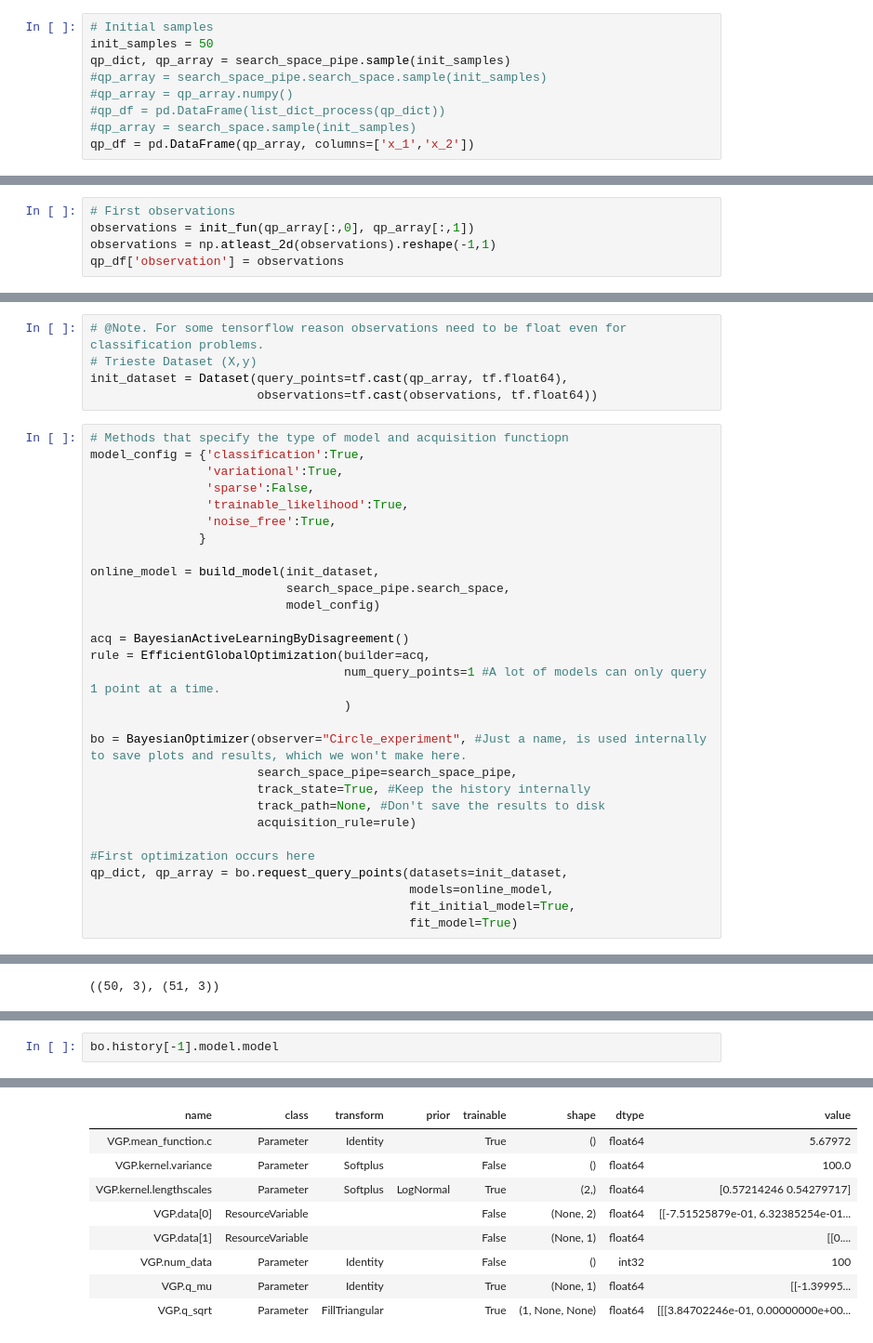
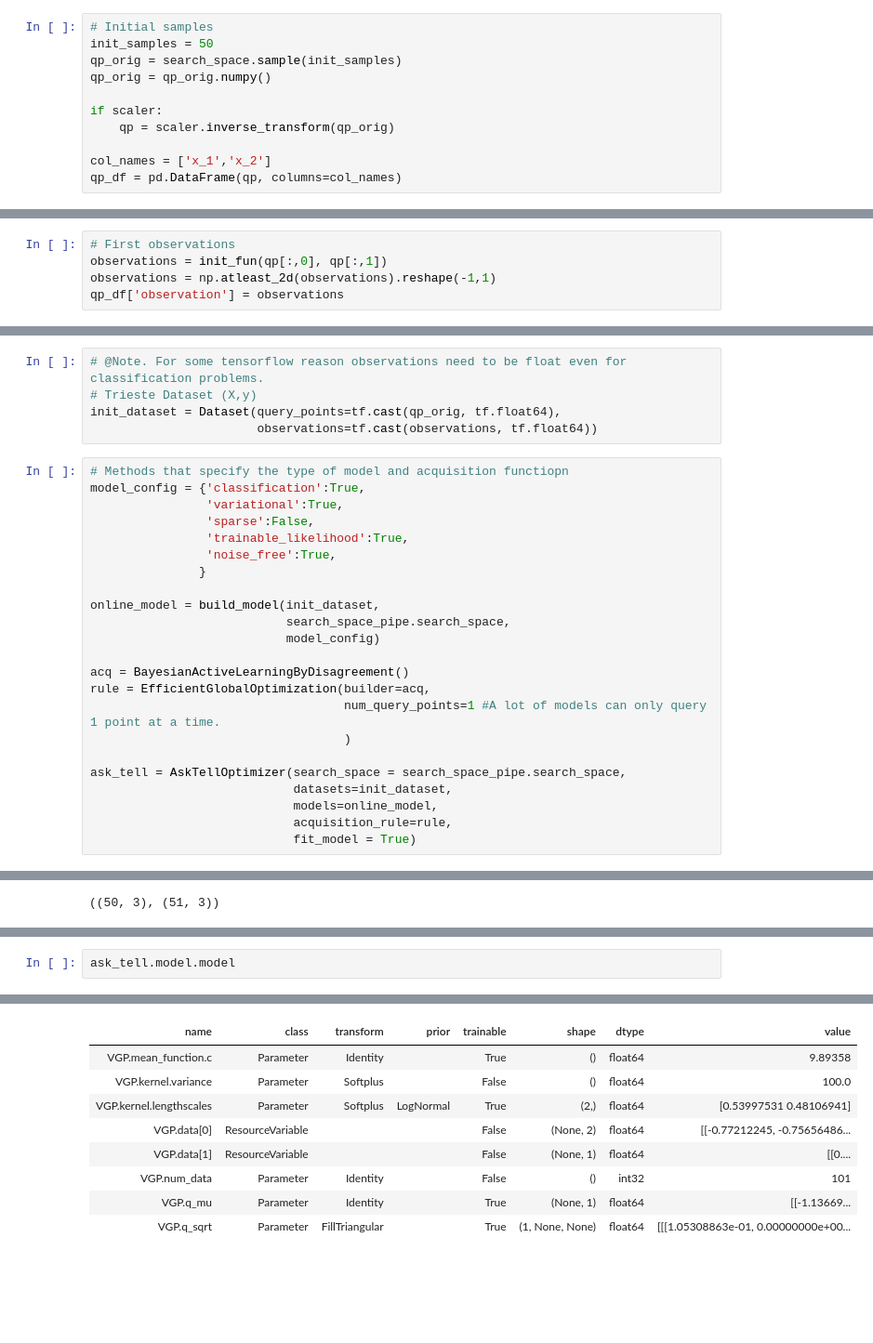
Before and after one commit to predict-idlab/OnlineNeuro, a Jupyter notebook: notebooks/GP_binary example.ipynb, the cells around one changed output, grey strips where cells are left out. Shown at 93% size. Drawn from its saved outputs; the diff is of its cells as text; blank space fills up the shorter version.

```diff
--- a/notebooks/GP_binary example.ipynb
+++ b/notebooks/GP_binary example.ipynb
@@ -129,9 +134,11 @@ search_space_pipe.search_space.upper,search_space_pipe.search_space.lower
 # %%
 # Initial samples
 init_samples = 50
-qp_dict, qp_array = search_space_pipe.sample(init_samples)
-#qp_array = search_space_pipe.search_space.sample(init_samples)
-#qp_array = qp_array.numpy()
-#qp_df = pd.DataFrame(list_dict_process(qp_dict))
-#qp_array = search_space.sample(init_samples)
-qp_df = pd.DataFrame(qp_array, columns=['x_1','x_2'])
+qp_orig = search_space.sample(init_samples)
+qp_orig = qp_orig.numpy()
+
+if scaler:
+    qp = scaler.inverse_transform(qp_orig)
+
+col_names = ['x_1','x_2']
+qp_df = pd.DataFrame(qp, columns=col_names)
@@ -140,6 +145,6 @@ qp_df = pd.DataFrame(qp_array, columns=['x_1','x_2'])
 # %%
 # First observations
-observations = init_fun(qp_array[:,0], qp_array[:,1])
+observations = init_fun(qp[:,0], qp[:,1])
 observations = np.atleast_2d(observations).reshape(-1,1)
 qp_df['observation'] = observations
 # %%
@@ -160,7 +165,7 @@ plt.show()
 # %%
 # @Note. For some tensorflow reason observations need to be float even for classification problems.
 # Trieste Dataset (X,y)
-init_dataset = Dataset(query_points=tf.cast(qp_array, tf.float64),
+init_dataset = Dataset(query_points=tf.cast(qp_orig, tf.float64),
                        observations=tf.cast(observations, tf.float64))
 # %%
 # Methods that specify the type of model and acquisition functiopn
@@ -180,17 +185,11 @@ rule = EfficientGlobalOptimization(builder=acq,
                                    num_query_points=1 #A lot of models can only query 1 point at a time.
                                    )
 
-bo = BayesianOptimizer(observer="Circle_experiment", #Just a name, is used internally to save plots and results, which we won't make here.
-                       search_space_pipe=search_space_pipe,
-                       track_state=True, #Keep the history internally
-                       track_path=None, #Don't save the results to disk
-                       acquisition_rule=rule)
-
-#First optimization occurs here
-qp_dict, qp_array = bo.request_query_points(datasets=init_dataset,
-                                            models=online_model,
-                                            fit_initial_model=True,
-                                            fit_model=True)
+ask_tell = AskTellOptimizer(search_space = search_space_pipe.search_space,
+                            datasets=init_dataset,
+                            models=online_model,
+                            acquisition_rule=rule,
+                            fit_model = True)
 # %%
 max_iters = 50
 iter = 0
@@ -290,13 +281,13 @@ bo.history[0].model.model
 # %%
-bo.history[-1].model.model
+ask_tell.model.model
 # %% [output]
 <gpflow.models.vgp.VGP object at 0x...>
 | name | class | transform | prior | trainable | shape | dtype | value |
-| VGP.mean_function.c | Parameter | Identity |  | True | () | float64 | 5.67972 |
+| VGP.mean_function.c | Parameter | Identity |  | True | () | float64 | 9.89358 |
 | VGP.kernel.variance | Parameter | Softplus |  | False | () | float64 | 100.0 |
-| VGP.kernel.lengthscales | Parameter | Softplus | LogNormal | True | (2,) | float64 | [0.57214246 0.54279717] |
-| VGP.data[0] | ResourceVariable |  |  | False | (None, 2) | float64 | [[-7.51525879e-01, 6.32385254e-01... |
+| VGP.kernel.lengthscales | Parameter | Softplus | LogNormal | True | (2,) | float64 | [0.53997531 0.48106941] |
+| VGP.data[0] | ResourceVariable |  |  | False | (None, 2) | float64 | [[-0.77212245, -0.75656486... |
 | VGP.data[1] | ResourceVariable |  |  | False | (None, 1) | float64 | [[0.... |
-| VGP.num_data | Parameter | Identity |  | False | () | int32 | 100 |
-| VGP.q_mu | Parameter | Identity |  | True | (None, 1) | float64 | [[-1.39995... |
-| VGP.q_sqrt | Parameter | FillTriangular |  | True | (1, None, None) | float64 | [[[3.84702246e-01, 0.00000000e+00... |
+| VGP.num_data | Parameter | Identity |  | False | () | int32 | 101 |
+| VGP.q_mu | Parameter | Identity |  | True | (None, 1) | float64 | [[-1.13669... |
+| VGP.q_sqrt | Parameter | FillTriangular |  | True | (1, None, None) | float64 | [[[1.05308863e-01, 0.00000000e+00... |
```
Also changed, not shown: parts of 14 cells of this notebook.
